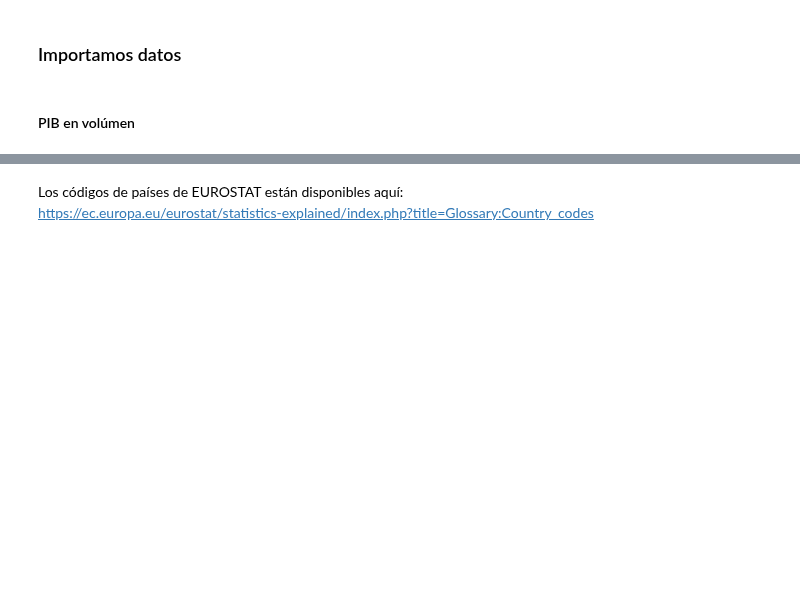
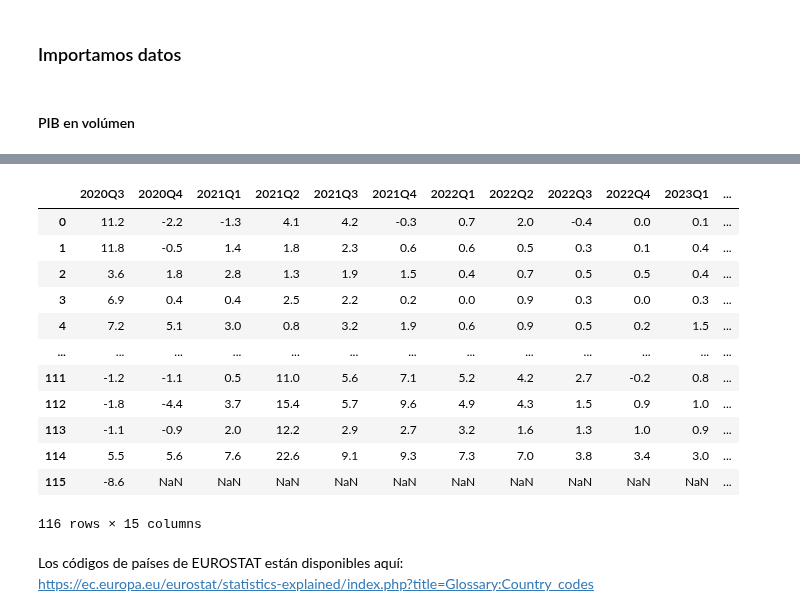
Before and after one commit to otoperalias/Coyuntura, a Jupyter notebook: clases/Tema2_Visualizacion.ipynb, the cells around one changed output, grey strips where cells are left out. Drawn from its saved outputs; the diff is of its cells as text; code cells hidden in the pictures; blank space fills up the shorter version.

```diff
--- a/clases/Tema2_Visualizacion.ipynb
+++ b/clases/Tema2_Visualizacion.ipynb
@@ -49,3 +59,44 @@ df
+# %%
+# 2. Borramos los valores p y los :
+lista_col=['2020Q3 ', '2020Q4 ', '2021Q1 ', '2021Q2 ', '2021Q3 ', '2021Q4 ', '2022Q1 ', '2022Q2 ', '2022Q3 ', '2022Q4 ', '2023Q1 ', '2023Q2 ']
+for col in lista_col:
+  pib[col]=pib[col].replace("p","",regex=True) # Dejamos espacio adelante porque dicho espacio existe en los datos.
+  pib[col]=pib[col].replace(":","",regex=True)
+  pib[col]=pib[col].replace(" ","",regex=True) # por si hay algún espacio
+pib
+# %%
+# 3. Convertimos las columnas con valores numéricos en dicho formato.
+for col in lista_col:
+  pib[col]=pd.to_numeric(pib[col], errors='coerce')
+pib
+# %%
+# 4. Seleccionamos solo la variable PCH_Q1_SCA
+pib=pib.loc[pib['unit']=="PCH_Q1_SCA"]
+pib
+# %%
+# 5. Transponemos la tabla
+pib=pib.transpose()
+pib
+
+new_header = df.iloc[0] #grab the first row for the header
+df = df[1:] #take the data less the header row
+df.columns = new_header #set the header row as the df header
+# %%
+pib
+# %% [output]
+|  | 2020Q3 | 2020Q4 | 2021Q1 | 2021Q2 | 2021Q3 | 2021Q4 | 2022Q1 | 2022Q2 | 2022Q3 | 2022Q4 | 2023Q1 | ... |
+| 0 | 11.2 | -2.2 | -1.3 | 4.1 | 4.2 | -0.3 | 0.7 | 2.0 | -0.4 | 0.0 | 0.1 | ... |
+| 1 | 11.8 | -0.5 | 1.4 | 1.8 | 2.3 | 0.6 | 0.6 | 0.5 | 0.3 | 0.1 | 0.4 | ... |
+| 2 | 3.6 | 1.8 | 2.8 | 1.3 | 1.9 | 1.5 | 0.4 | 0.7 | 0.5 | 0.5 | 0.4 | ... |
+| 3 | 6.9 | 0.4 | 0.4 | 2.5 | 2.2 | 0.2 | 0.0 | 0.9 | 0.3 | 0.0 | 0.3 | ... |
+| 4 | 7.2 | 5.1 | 3.0 | 0.8 | 3.2 | 1.9 | 0.6 | 0.9 | 0.5 | 0.2 | 1.5 | ... |
+| ... | ... | ... | ... | ... | ... | ... | ... | ... | ... | ... | ... | ... |
+| 111 | -1.2 | -1.1 | 0.5 | 11.0 | 5.6 | 7.1 | 5.2 | 4.2 | 2.7 | -0.2 | 0.8 | ... |
+| 112 | -1.8 | -4.4 | 3.7 | 15.4 | 5.7 | 9.6 | 4.9 | 4.3 | 1.5 | 0.9 | 1.0 | ... |
+| 113 | -1.1 | -0.9 | 2.0 | 12.2 | 2.9 | 2.7 | 3.2 | 1.6 | 1.3 | 1.0 | 0.9 | ... |
+| 114 | 5.5 | 5.6 | 7.6 | 22.6 | 9.1 | 9.3 | 7.3 | 7.0 | 3.8 | 3.4 | 3.0 | ... |
+| 115 | -8.6 | NaN | NaN | NaN | NaN | NaN | NaN | NaN | NaN | NaN | NaN | ... |
+116 rows × 15 columns
 # %% [markdown]
 Los códigos de países de EUROSTAT están disponibles aquí:
 https://ec.europa.eu/eurostat/statistics-explained/index.php?title=Glossary:Country_codes
```
Also changed, not shown: parts of 5 cells of this notebook.
